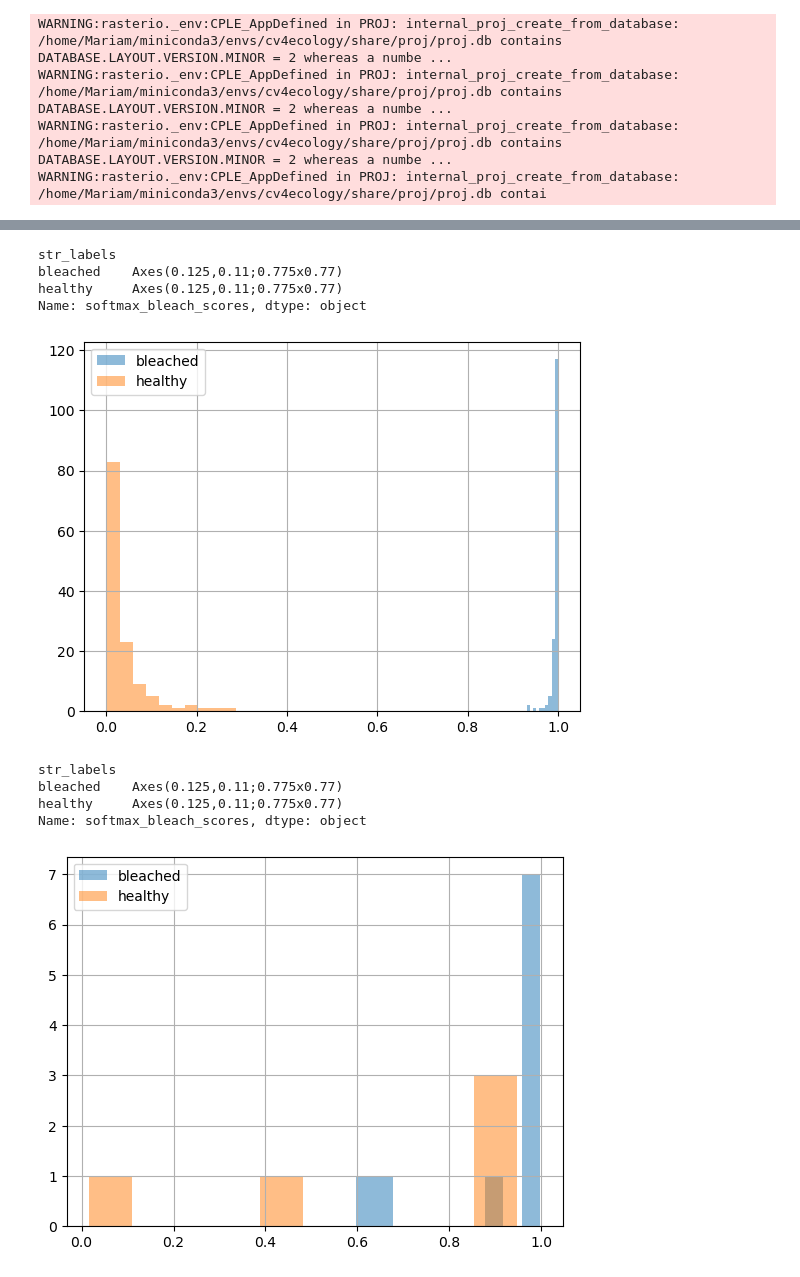
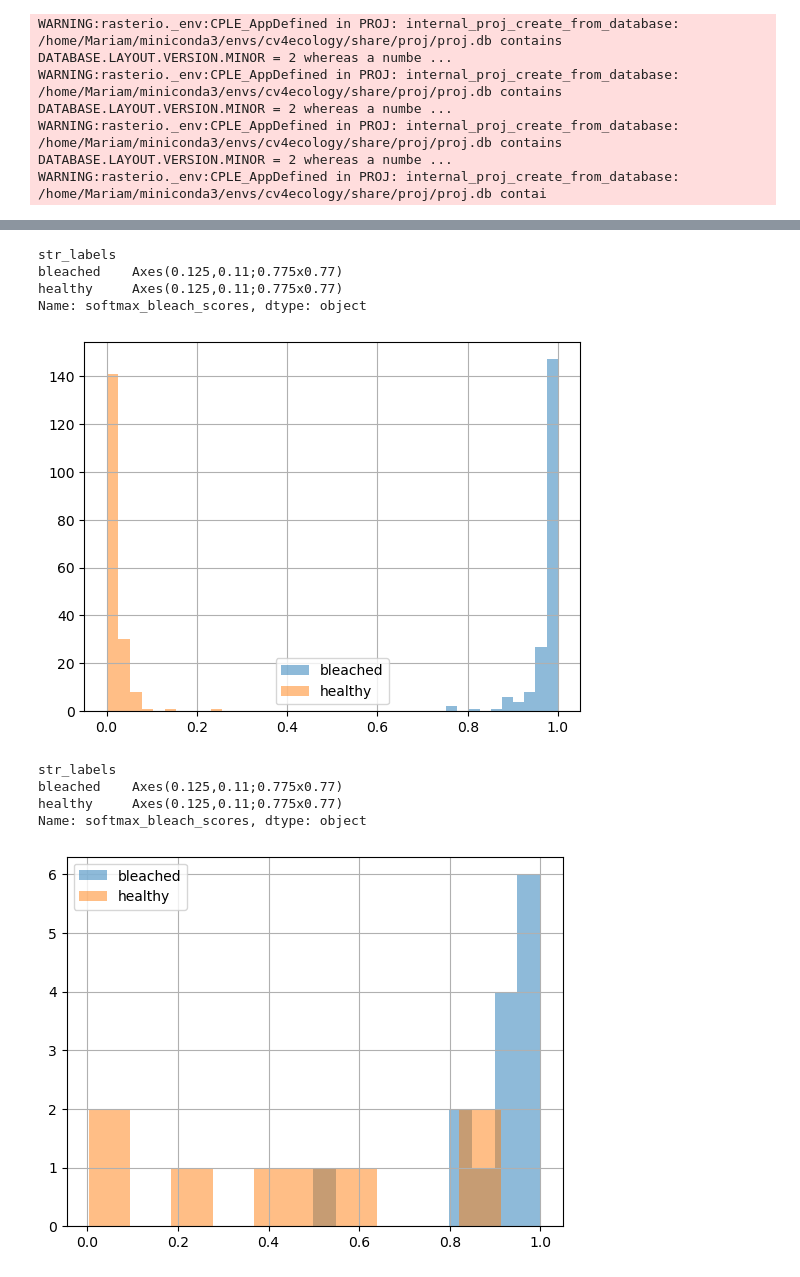
Before and after one commit to mariam-ayad/ct_classifier, a Jupyter notebook: ct_classifier/inference_notebook.ipynb, the cells around one changed output, grey strips where cells are left out. Drawn from its saved outputs; the diff is of its cells as text; code cells hidden in the pictures.

```diff
--- a/ct_classifier/inference_notebook.ipynb
+++ b/ct_classifier/inference_notebook.ipynb
@@ -24,7 +27,7 @@ cfg = yaml.safe_load(open('/home/Mariam/codes/ct_classifier/configs/exp_resnet18
 dl_train = create_dataloader(cfg, split='train',eval=True)
 dl_val = create_dataloader(cfg, split='val', eval=True)
 #create model instance
-model_instance = CustomResNet18(cfg['num_classes'])
+model_instance = CustomResNet(cfg['num_classes'], cfg['layers'])
 # load a pretrained checkpoint
 checkpoint_path = '/home/Mariam/codes/ct_classifier/model_states/100.pt'
 state = torch.load(open(checkpoint_path, 'rb'), map_location='cpu')
@@ -157,16 +160,16 @@ Name: softmax_bleach_scores, dtype: object
 # %%
-train_scores_df[train_scores_df['site']=='sanagustin_mexico'].groupby('str_labels').softmax_bleach_scores.hist(alpha=0.5,legend=True)
+train_scores_df[train_scores_df['site']=='northpoint_lizard'].groupby('str_labels').softmax_bleach_scores.hist(alpha=0.5,legend=True)
 # %% [output]
 str_labels
 bleached    Axes(0.125,0.11;0.775x0.77)
 healthy     Axes(0.125,0.11;0.775x0.77)
 Name: softmax_bleach_scores, dtype: object
-[figure, old version]
+[figure, new version]
 # %%
-val_scores_df[train_scores_df['site']=='cheeca_flkeys'].groupby('str_labels').softmax_bleach_scores.hist(alpha=0.5,legend=True)
+val_scores_df[train_scores_df['site']=='northpoint_lizard'].groupby('str_labels').softmax_bleach_scores.hist(alpha=0.5,legend=True)
 # %% [output]
 str_labels
 bleached    Axes(0.125,0.11;0.775x0.77)
 healthy     Axes(0.125,0.11;0.775x0.77)
 Name: softmax_bleach_scores, dtype: object
-[figure, old version]
+[figure, new version]
```
Also changed, not shown: parts of 7 cells of this notebook.
